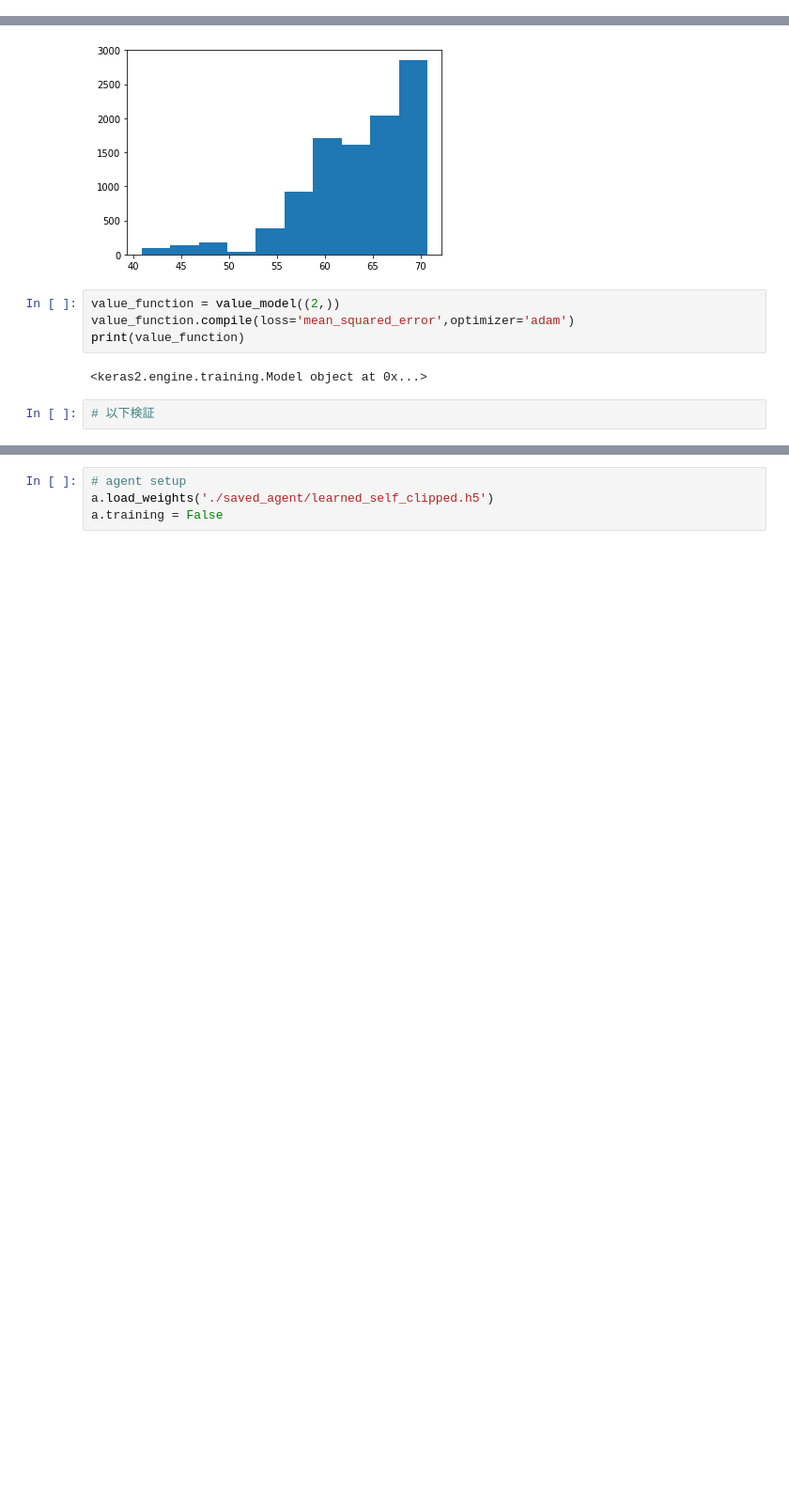
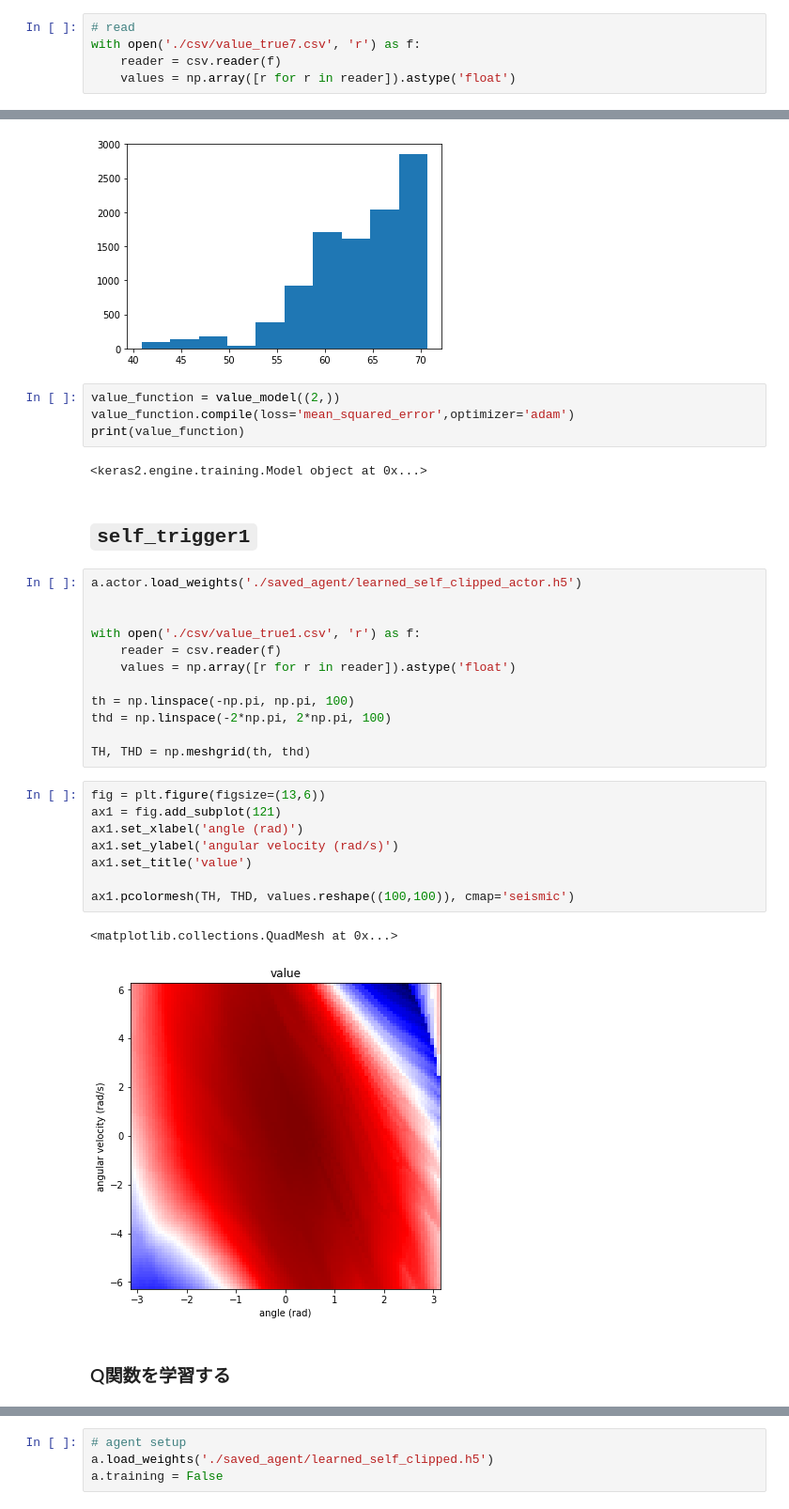
Before and after one commit to ibuki1024/eventDDPG, a Jupyter notebook: notebook/self_trigger/value_function.ipynb, the cells around one changed output, grey strips where cells are left out. Shown at 94% size. Cells and saved outputs as stored; diff of their text form; blank space fills up the shorter version.

```diff
--- a/notebook/self_trigger/value_function.ipynb
+++ b/notebook/self_trigger/value_function.ipynb
@@ -156,6 +181,11 @@ Wall time: 4h 57min 33s
 with open('./csv/value_true7.csv', 'w') as f:
     writer = csv.writer(f)
     writer.writerow(values)
+# %%
+# read
+with open('./csv/value_true7.csv', 'r') as f:
+    reader = csv.reader(f)
+    values = np.array([r for r in reader]).astype('float')
 # %%
 values
 fig = plt.figure(figsize=(13,6))
@@ -184,5 +214,30 @@ value_function.compile(loss='mean_squared_error',optimizer='adam')
 print(value_function)
 # %% [output]
 <keras2.engine.training.Model object at 0x...>
-# %%
-# 以下検証
+# %% [markdown]
+## `self_trigger1`
+# %%
+a.actor.load_weights('./saved_agent/learned_self_clipped_actor.h5')
+
+
+with open('./csv/value_true1.csv', 'r') as f:
+    reader = csv.reader(f)
+    values = np.array([r for r in reader]).astype('float')
+
+th = np.linspace(-np.pi, np.pi, 100)
+thd = np.linspace(-2*np.pi, 2*np.pi, 100)
+
+TH, THD = np.meshgrid(th, thd)
+# %%
+fig = plt.figure(figsize=(13,6))
+ax1 = fig.add_subplot(121)
+ax1.set_xlabel('angle (rad)')
+ax1.set_ylabel('angular velocity (rad/s)')
+ax1.set_title('value')
+
+ax1.pcolormesh(TH, THD, values.reshape((100,100)), cmap='seismic')
+# %% [output]
+<matplotlib.collections.QuadMesh at 0x...>
+[figure, added]
+# %% [markdown]
+### Q関数を学習する
```
Also changed, not shown: parts of 18 cells of this notebook, 3 other files.
